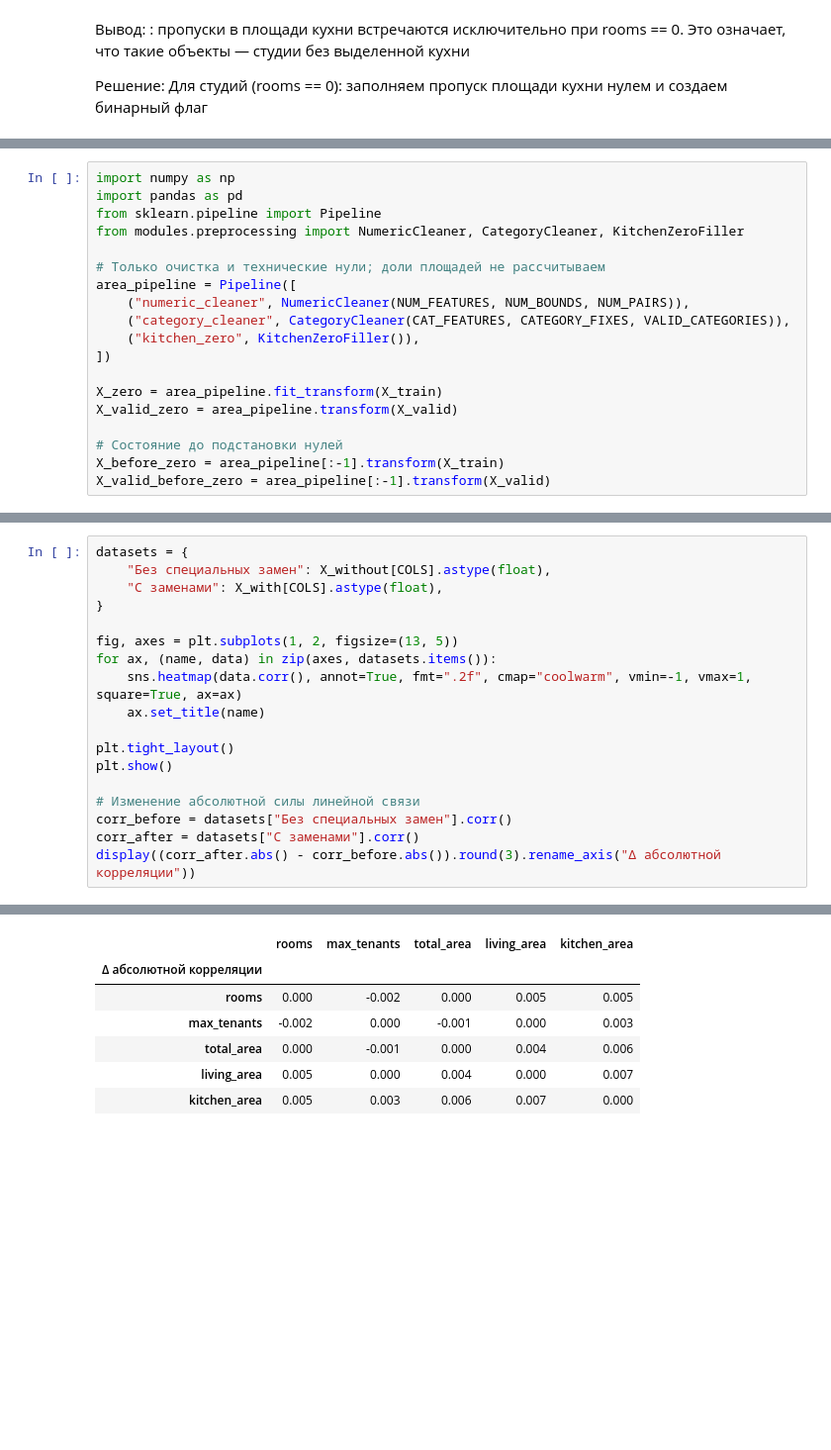
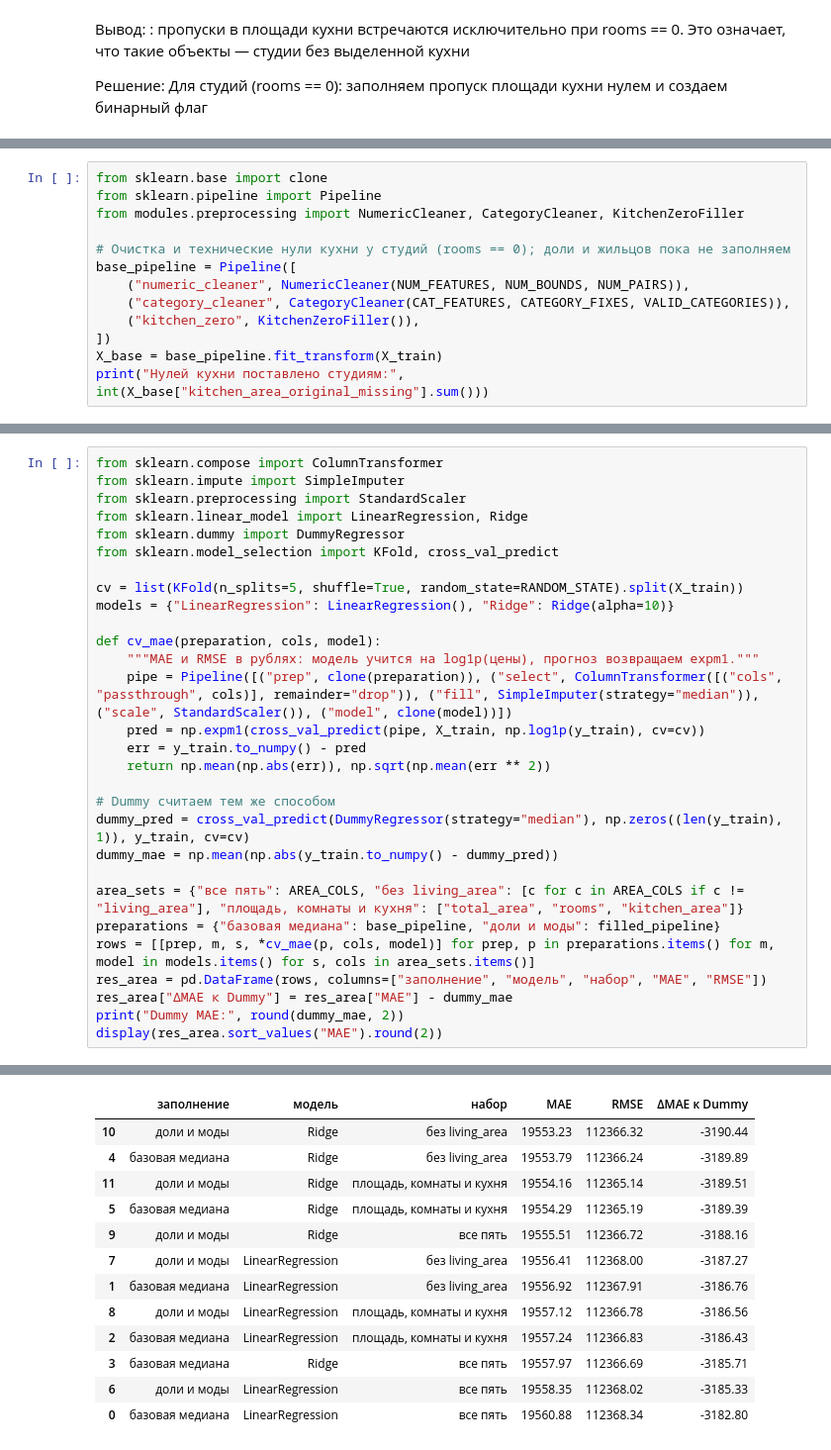
Before and after one commit to 6VolGirl/6VolGirl-Suhodolova_Anna_Lab2, a Jupyter notebook: notebooks/01_preparation.ipynb, the cells around one changed output, grey strips where cells are left out. Shown at 99% size. Drawn from its saved outputs; the diff is of its cells as text; blank space fills up the shorter version.

```diff
--- a/notebooks/01_preparation.ipynb
+++ b/notebooks/01_preparation.ipynb
@@ -1012,19 +1012,13 @@ display(kitchen_groups.groupby("статус кухни")["total_area"].agg(["co
 # %%
-import numpy as np
-import pandas as pd
+from sklearn.base import clone
 from sklearn.pipeline import Pipeline
 from modules.preprocessing import NumericCleaner, CategoryCleaner, KitchenZeroFiller
 
-# Только очистка и технические нули; доли площадей не рассчитываем
-area_pipeline = Pipeline([
+# Очистка и технические нули кухни у студий (rooms == 0); доли и жильцов пока не заполняем
+base_pipeline = Pipeline([
     ("numeric_cleaner", NumericCleaner(NUM_FEATURES, NUM_BOUNDS, NUM_PAIRS)),
     ("category_cleaner", CategoryCleaner(CAT_FEATURES, CATEGORY_FIXES, VALID_CATEGORIES)),
     ("kitchen_zero", KitchenZeroFiller()),
 ])
-
-X_zero = area_pipeline.fit_transform(X_train)
-X_valid_zero = area_pipeline.transform(X_valid)
-
-# Состояние до подстановки нулей
-X_before_zero = area_pipeline[:-1].transform(X_train)
-X_valid_before_zero = area_pipeline[:-1].transform(X_valid)
+X_base = base_pipeline.fit_transform(X_train)
+print("Нулей кухни поставлено студиям:", int(X_base["kitchen_area_original_missing"].sum()))
@@ -1114,19 +1187,30 @@ display(X_with.loc[mask, ["rooms", "total_area", "max_tenants", "max_tenants_mis
 # %%
-datasets = {
-    "Без специальных замен": X_without[COLS].astype(float),
-    "С заменами": X_with[COLS].astype(float),
-}
+from sklearn.compose import ColumnTransformer
+from sklearn.impute import SimpleImputer
+from sklearn.preprocessing import StandardScaler
+from sklearn.linear_model import LinearRegression, Ridge
+from sklearn.dummy import DummyRegressor
+from sklearn.model_selection import KFold, cross_val_predict
 
-fig, axes = plt.subplots(1, 2, figsize=(13, 5))
-for ax, (name, data) in zip(axes, datasets.items()):
-    sns.heatmap(data.corr(), annot=True, fmt=".2f", cmap="coolwarm", vmin=-1, vmax=1, square=True, ax=ax)
-    ax.set_title(name)
+cv = list(KFold(n_splits=5, shuffle=True, random_state=RANDOM_STATE).split(X_train))
+models = {"LinearRegression": LinearRegression(), "Ridge": Ridge(alpha=10)}
 
-plt.tight_layout()
-plt.show()
+def cv_mae(preparation, cols, model):
+    """MAE и RMSE в рублях: модель учится на log1p(цены), прогноз возвращаем expm1."""
+    pipe = Pipeline([("prep", clone(preparation)), ("select", ColumnTransformer([("cols", "passthrough", cols)], remainder="drop")), ("fill", SimpleImputer(strategy="median")), ("scale", StandardScaler()), ("model", clone(model))])
+    pred = np.expm1(cross_val_predict(pipe, X_train, np.log1p(y_train), cv=cv))
+    err = y_train.to_numpy() - pred
+    return np.mean(np.abs(err)), np.sqrt(np.mean(err ** 2))
 
-# Изменение абсолютной силы линейной связи
-corr_before = datasets["Без специальных замен"].corr()
-corr_after = datasets["С заменами"].corr()
-display((corr_after.abs() - corr_before.abs()).round(3).rename_axis("Δ абсолютной корреляции"))
+# Dummy считаем тем же способом
+dummy_pred = cross_val_predict(DummyRegressor(strategy="median"), np.zeros((len(y_train), 1)), y_train, cv=cv)
+dummy_mae = np.mean(np.abs(y_train.to_numpy() - dummy_pred))
+
+area_sets = {"все пять": AREA_COLS, "без living_area": [c for c in AREA_COLS if c != "living_area"], "площадь, комнаты и кухня": ["total_area", "rooms", "kitchen_area"]}
+preparations = {"базовая медиана": base_pipeline, "доли и моды": filled_pipeline}
+rows = [[prep, m, s, *cv_mae(p, cols, model)] for prep, p in preparations.items() for m, model in models.items() for s, cols in area_sets.items()]
+res_area = pd.DataFrame(rows, columns=["заполнение", "модель", "набор", "MAE", "RMSE"])
+res_area["ΔMAE к Dummy"] = res_area["MAE"] - dummy_mae
+print("Dummy MAE:", round(dummy_mae, 2))
+display(res_area.sort_values("MAE").round(2))
 # %% [output]
@@ -1134,8 +1218,14 @@ display((corr_after.abs() - corr_before.abs()).round(3).rename_axis("Δ абсо
-|  | rooms | max_tenants | total_area | living_area | kitchen_area |
-| Δ абсолютной корреляции |  |  |  |  |  |
-| rooms | 0.000 | -0.002 | 0.000 | 0.005 | 0.005 |
-| max_tenants | -0.002 | 0.000 | -0.001 | 0.000 | 0.003 |
-| total_area | 0.000 | -0.001 | 0.000 | 0.004 | 0.006 |
-| living_area | 0.005 | 0.000 | 0.004 | 0.000 | 0.007 |
-| kitchen_area | 0.005 | 0.003 | 0.006 | 0.007 | 0.000 |
+|  | заполнение | модель | набор | MAE | RMSE | ΔMAE к Dummy |
+| 10 | доли и моды | Ridge | без living_area | 19553.23 | 112366.32 | -3190.44 |
+| 4 | базовая медиана | Ridge | без living_area | 19553.79 | 112366.24 | -3189.89 |
+| 11 | доли и моды | Ridge | площадь, комнаты и кухня | 19554.16 | 112365.14 | -3189.51 |
+| 5 | базовая медиана | Ridge | площадь, комнаты и кухня | 19554.29 | 112365.19 | -3189.39 |
+| 9 | доли и моды | Ridge | все пять | 19555.51 | 112366.72 | -3188.16 |
+| 7 | доли и моды | LinearRegression | без living_area | 19556.41 | 112368.00 | -3187.27 |
+| 1 | базовая медиана | LinearRegression | без living_area | 19556.92 | 112367.91 | -3186.76 |
+| 8 | доли и моды | LinearRegression | площадь, комнаты и кухня | 19557.12 | 112366.78 | -3186.56 |
+| 2 | базовая медиана | LinearRegression | площадь, комнаты и кухня | 19557.24 | 112366.83 | -3186.43 |
+| 3 | базовая медиана | Ridge | все пять | 19557.97 | 112366.69 | -3185.71 |
+| 6 | доли и моды | LinearRegression | все пять | 19558.35 | 112368.02 | -3185.33 |
+| 0 | базовая медиана | LinearRegression | все пять | 19560.88 | 112368.34 | -3182.80 |
 # %% [markdown]
```
Also changed, not shown: parts of 37 cells of this notebook, 1 other file.
